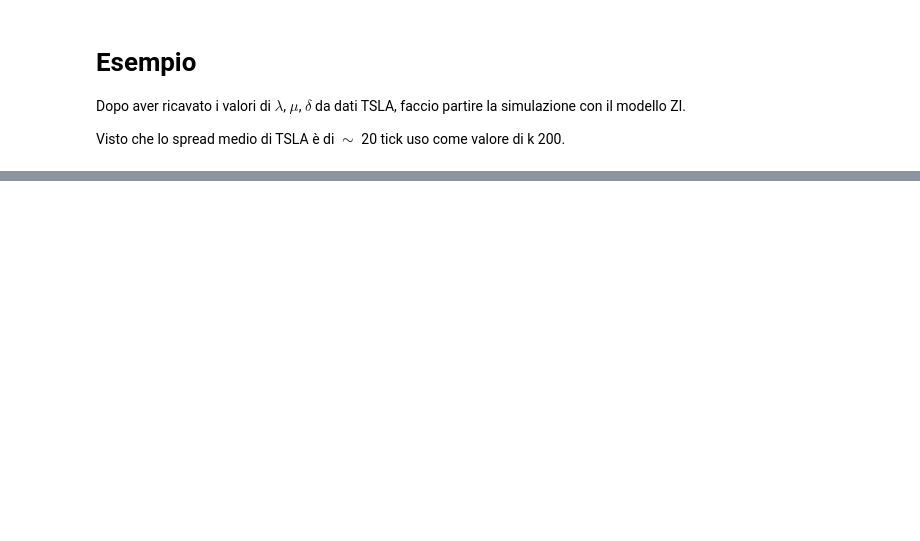
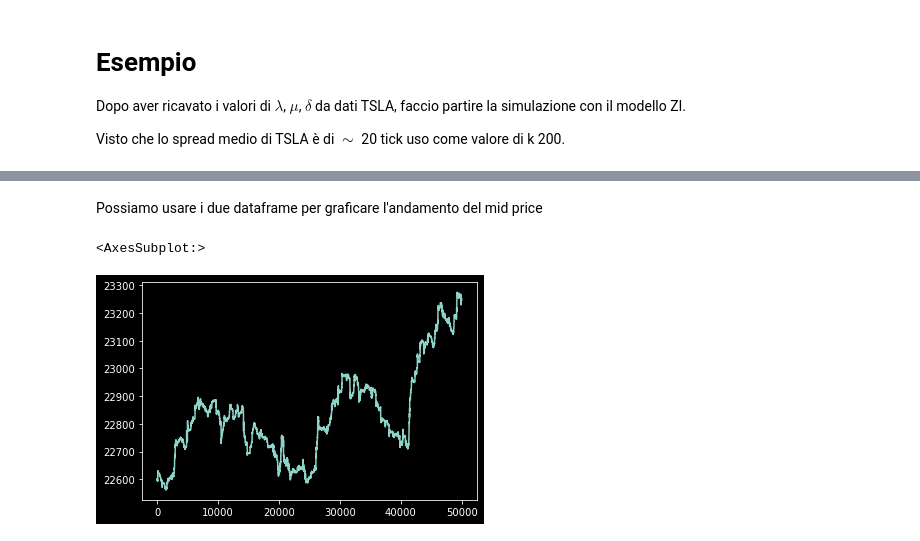
Before and after one commit to pspinaunipi/ZI_simulations, a Jupyter notebook: examples/Example ZI simulations.ipynb, the cells around one changed output, grey strips where cells are left out. Cells and saved outputs as stored; diff of their text form; code cells hidden in the pictures; blank space fills up the shorter version.

```diff
--- a/examples/Example ZI simulations.ipynb
+++ b/examples/Example ZI simulations.ipynb
@@ -58,5 +53,5 @@ rate_del = 0.109
 
 #faccio partire una simulazione con 50_000 iterazioni utilizzando
 # i parametri ricavati da TSLA
-lob, sp, mp, _ = ZI.sim_LOB(rate_lim, rate_m, rate_del, k = 200,
-                                    iterations = 50_000, all_lob = False)
+message, order = ZI.sim_LOB(rate_lim, rate_m, rate_del, m0 = 22_500,  k = 200,
+                                iterations = 50_000)
@@ -88,0 +92,7 @@ Text(0.5, 0, 'iteration')
+# %% [markdown]
+Possiamo usare i due dataframe per graficare l'andamento del mid price
+# %%
+message["MidPrice"].plot()
+# %% [output]
+<AxesSubplot:>
+[figure, added]
```
Also changed, not shown: parts of 16 cells of this notebook.
